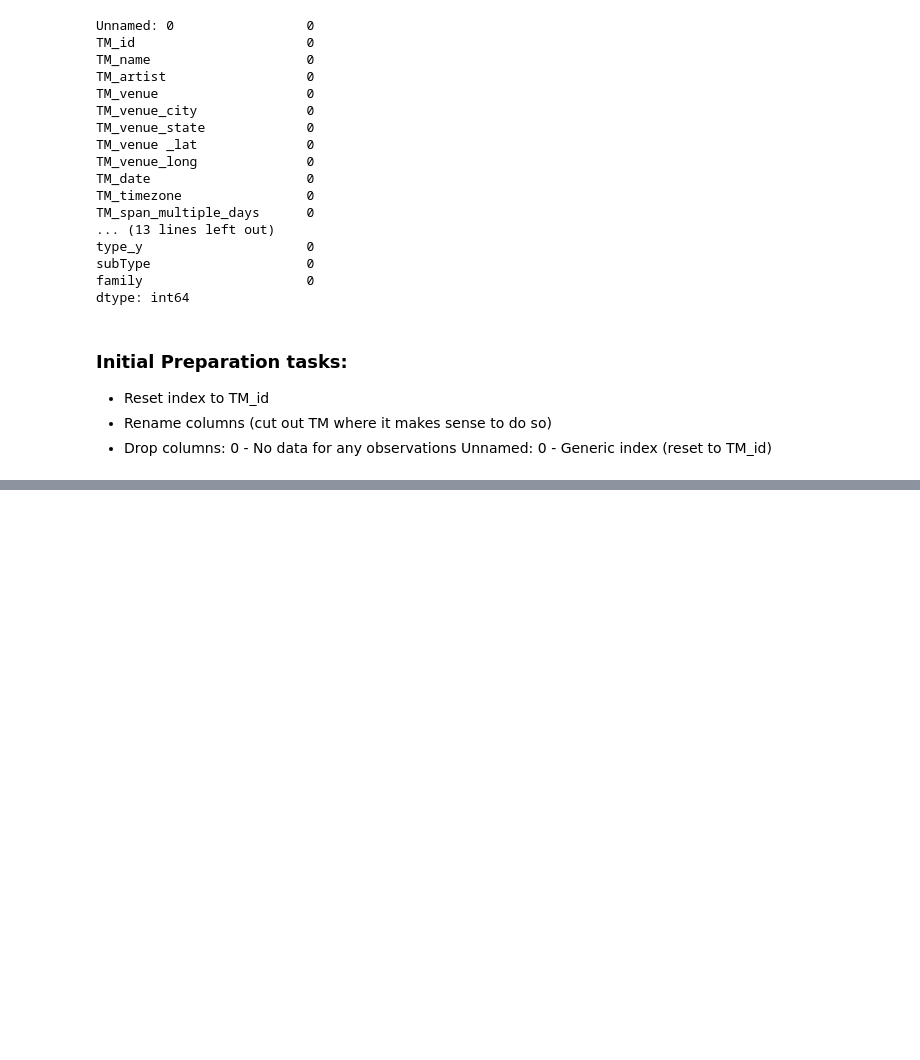
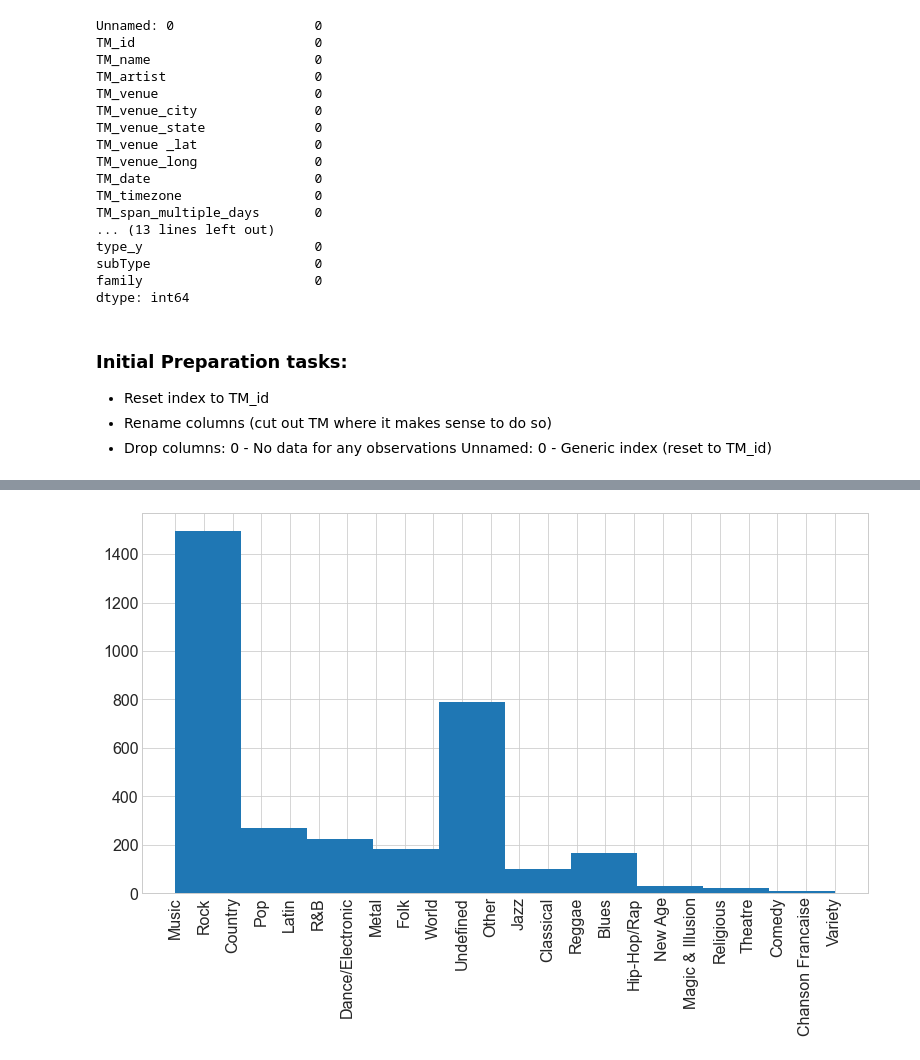
Before and after one commit to justin-m-sullivan/live_events_and_COVID19, a Jupyter notebook: Data_Preparation.ipynb, the cells around one changed output, grey strips where cells are left out. Saved outputs shown, nothing was run; the diff lists cells and outputs as text; code cells hidden in the pictures; blank space fills up the shorter version.

```diff
--- a/Data_Preparation.ipynb
+++ b/Data_Preparation.ipynb
@@ -90,0 +327,8 @@ dtype: int64
+# %%
+df.drop(columns={'currency'}, inplace=True)
+# %%
+df.genre.hist()
+plt.xticks(rotation='vertical')
+plt.show()
+# %% [output]
+[figure, added]
```
Also changed, not shown: parts of 41 cells of this notebook.
